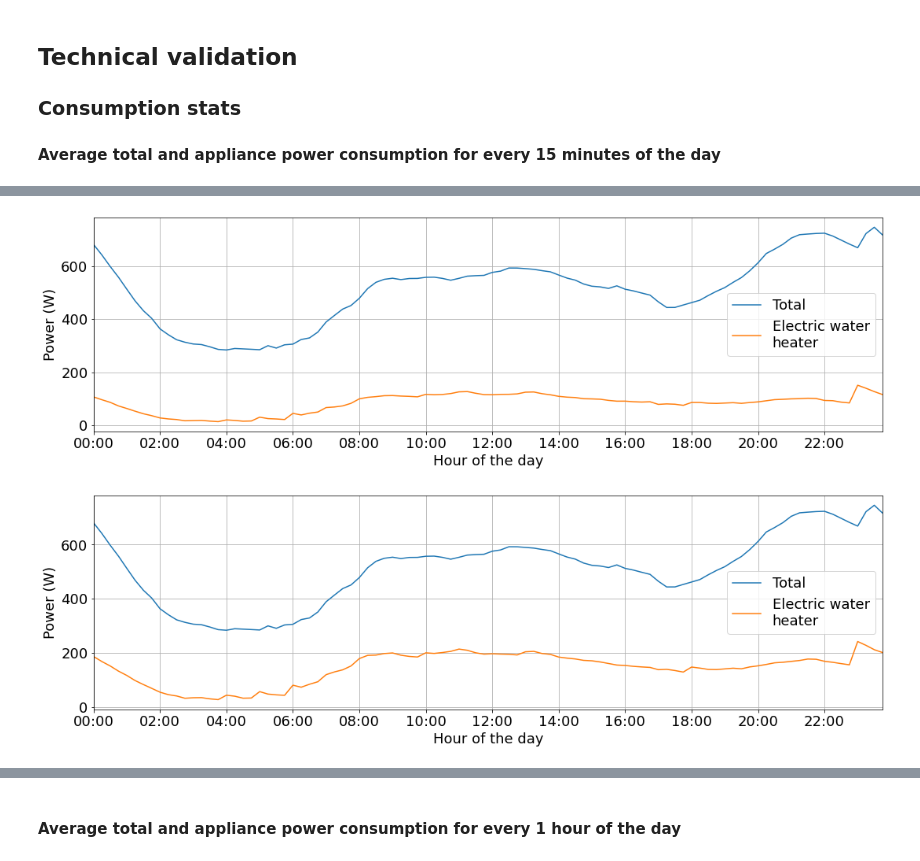
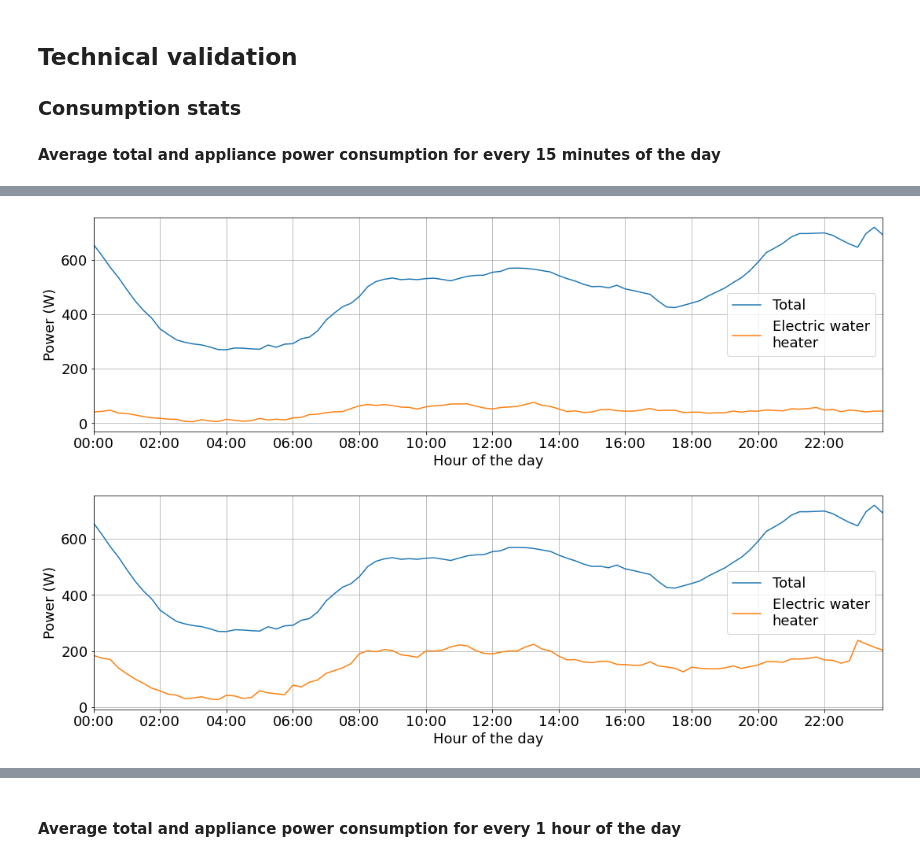
Before and after one commit to jpchavat/ecd-uy, a Jupyter notebook: EWH-subset-Technical-validation.ipynb, the cells around one changed output, grey strips where cells are left out. Cells and saved outputs as stored; diff of their text form; code cells hidden in the pictures.

```diff
--- a/EWH-subset-Technical-validation.ipynb
+++ b/EWH-subset-Technical-validation.ipynb
@@ -92,3 +89,8 @@ Range of datetimes: 2019-07-15 14:37:34-03:00 to 2020-10-26 17:33:03-03:00
 | 2 | 2019-07-15 14:39:34-03:00 | 115609 | 0 | 224 |
 | 3 | 2019-07-15 14:40:34-03:00 | 115609 | 0 | 224 |
 | 4 | 2019-07-15 14:41:34-03:00 | 115609 | 0 | 225 |
+# %%
+data_appl_consum_min_dt = data_appl_consum.datetime.min()
+data_appl_consum_max_dt = data_appl_consum.datetime.max()
+
+print("Range of datetimes: {} to {}".format(data_appl_consum_min_dt, data_appl_consum_max_dt))
@@ -152,0 +152,5 @@ data_total_consum.id.unique().shape[0]
+# %%
+data_total_consum_min_dt = data_total_consum.datetime.min()
+data_total_consum_max_dt = data_total_consum.datetime.max()
+
+print("Range of datetimes: {} to {}".format(data_total_consum_min_dt, data_total_consum_max_dt))
@@ -604,3 +702,7 @@ Text(0, 0.5, 'Power (W)')
 ### Consumption stats
 
 #### Average total and appliance power consumption for every 15 minutes of the day
+# %%
+global_min_dt = max(data_total_consum_min_dt, data_appl_consum_min_dt)
+global_max_dt = min(data_total_consum_max_dt, data_appl_consum_max_dt)
+print(f"Global min dt is {global_min_dt} and global max dt is {global_max_dt}")
@@ -607,35 +711,41 @@ Text(0, 0.5, 'Power (W)')
 # %%
 plt.rcParams.update({'font.size': 18})
 
-data_total_consum_tmp = data_total_consum[["datetime", "value"]].resample("15min", on="datetime").mean()
+data_total_consum_tmp = data_total_consum[
+    (data_total_consum.datetime >= global_min_dt) &
+    (data_total_consum.datetime <= global_max_dt)
+][["datetime", "value"]].resample("15min", on="datetime").mean()
 data_total_consum_tmp = ((data_total_consum_tmp.groupby(
     [data_total_consum_tmp.index.hour, data_total_consum_tmp.index.minute]
 ).mean()*1000)/0.25)
 ax = data_total_consum_tmp.plot(
     grid=True,
 )
 
-data_appl_consum_tmp = data_appl_consum[["datetime", "power"]].resample("15min", on="datetime").mean()
+data_appl_consum_tmp = data_appl_consum[
+    (data_appl_consum.datetime >= global_min_dt) &
+    (data_appl_consum.datetime <= global_max_dt)
+][["datetime", "power"]].resample("15min", on="datetime").mean()
 data_appl_consum_tmp = data_appl_consum_tmp.groupby(
     [data_appl_consum_tmp.index.hour, data_appl_consum_tmp.index.minute]
 ).mean()
 data_appl_consum_tmp.plot(
     grid=True, ax=ax
 )
 
 
 
 # plt.title("Total and electric water heater 15-minutes average power consumption.")
 plt.xlabel("Hour of the day")
 plt.ylabel("Power (W)")
 plt.legend(['Total', 'Electric water\nheater'])
 _ = plt.xticks(
     range(0,96,8),
     ["{:02d}:{:02d}".format(i, j) for i in range(0,24, 2) for j in range(0,60, 60)],
     rotation=0
 )
 # %% [output]
-[figure, old version]
+[figure, new version]
 # %%
 plt.rcParams.update({'font.size': 18})
 
@@ -644,7 +754,10 @@ ax = data_total_consum_tmp.plot(
     grid=True,
 )
 
-data_appl_consum_original_tmp = data_appl_consum_original[["datetime", "power"]].resample("15min", on="datetime").mean()
+data_appl_consum_original_tmp = data_appl_consum_original[
+    (data_appl_consum.datetime >= global_min_dt) &
+    (data_appl_consum.datetime <= global_max_dt)
+][["datetime", "power"]].resample("15min", on="datetime").mean()
 data_appl_consum_original_tmp = data_appl_consum_original_tmp.groupby(
     [data_appl_consum_original_tmp.index.hour, data_appl_consum_original_tmp.index.minute]
 ).mean()
@@ -663,7 +776,7 @@ _ = plt.xticks(
     rotation=0
 )
 # %% [output]
-[figure, old version]
+[figure, new version]
 # %%
 # data_appl_consum_original_tmp comes from previous cells
 ax = data_appl_consum_original_tmp.plot(
```
Also changed, not shown: parts of 25 cells of this notebook, 3 other files.
